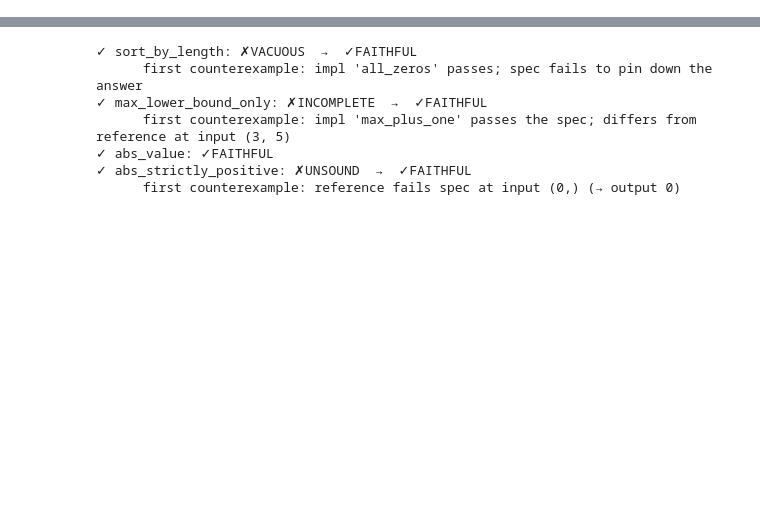
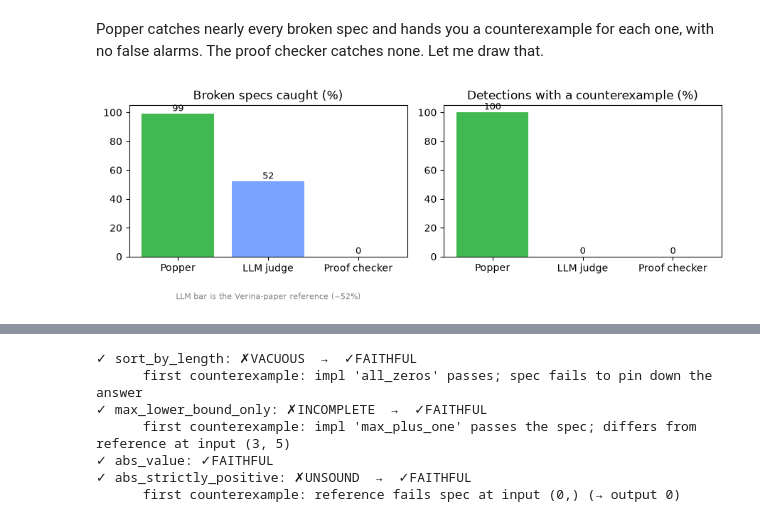
Before and after one commit to aravinds-kannappan/Popper, a Jupyter notebook: notebook/Popper.ipynb, the cells around one changed output, grey strips where cells are left out. Drawn from its saved outputs; the diff is of its cells as text; code cells hidden in the pictures; blank space fills up the shorter version.

```diff
--- a/notebook/Popper.ipynb
+++ b/notebook/Popper.ipynb
@@ -52,0 +126,21 @@ evaluated against an executable model (no Lean toolchain needed).
+# %%
+from falsify.bench.corpus import benchmark_corpus
+from falsify.bench.judges import popper_judge, proof_checker_judge
+from falsify.bench.metrics import score_judge
+
+items = benchmark_corpus()
+n_surf = {}
+for it in items:
+    n_surf[it.surface] = n_surf.get(it.surface, 0) + 1
+print(f"{len(items)} labelled statements: " + ", ".join(f"{k} {v}" for k, v in n_surf.items()))
+
+popper = score_judge("popper", [(it, popper_judge(it, n_trials=2000)) for it in items])
+checker = score_judge("proof_checker", [(it, proof_checker_judge(it)) for it in items])
+
+hdr = f"{'checker':<16}{'caught':>10}{'false alarms':>14}{'counterexample':>16}{'F1':>7}"
+print("\n" + hdr); print("-" * len(hdr))
+for name, s in (("Popper", popper), ("Proof checker", checker)):
+    print(f"{name:<16}{s.tp:>4}/{s.n_unfaithful:<5}"
+          f"{s.fp:>8}/{s.n_faithful:<5}"
+          f"{s.counterexample_yield:>15.0%}{s.f1:>7.2f}")
+print(f"{'LLM judge':<16}{'runnable live (no API key set here)':>40}")
@@ -52,0 +155,24 @@ evaluated against an executable model (no Lean toolchain needed).
+# %% [markdown]
+Popper catches nearly every broken spec and hands you a counterexample for each
+one, with no false alarms. The proof checker catches none. Let me draw that.
+# %%
+labels = ["Popper", "LLM judge", "Proof checker"]
+recall = [popper.recall * 100, 52, checker.recall * 100]   # 52 = Verina paper reference
+yield_ = [popper.counterexample_yield * 100, 0, 0]
+
+if HAVE_MPL:
+    fig, axes = plt.subplots(1, 2, figsize=(9, 3.4))
+    for ax, vals, title in ((axes[0], recall, "Broken specs caught (%)"),
+                            (axes[1], yield_, "Detections with a counterexample (%)")):
+        bars = ax.bar(labels, vals, color=["#3fb950", "#7aa2ff", "#f85149"])
+        ax.set_ylim(0, 105); ax.set_title(title)
+        for b, v in zip(bars, vals):
+            ax.text(b.get_x() + b.get_width() / 2, v + 2, f"{v:.0f}", ha="center", fontsize=9)
+    axes[0].text(0.5, -0.28, "LLM bar is the Verina-paper reference (~52%)",
+                 transform=axes[0].transAxes, ha="center", fontsize=8, color="gray")
+    plt.tight_layout(); plt.show()
+else:
+    print("recall %:", dict(zip(labels, recall)))
+    print("counterexample yield %:", dict(zip(labels, yield_)))
+# %% [output]
+[figure, added]
```
Also changed, not shown: parts of 24 cells of this notebook, 38 other files.
